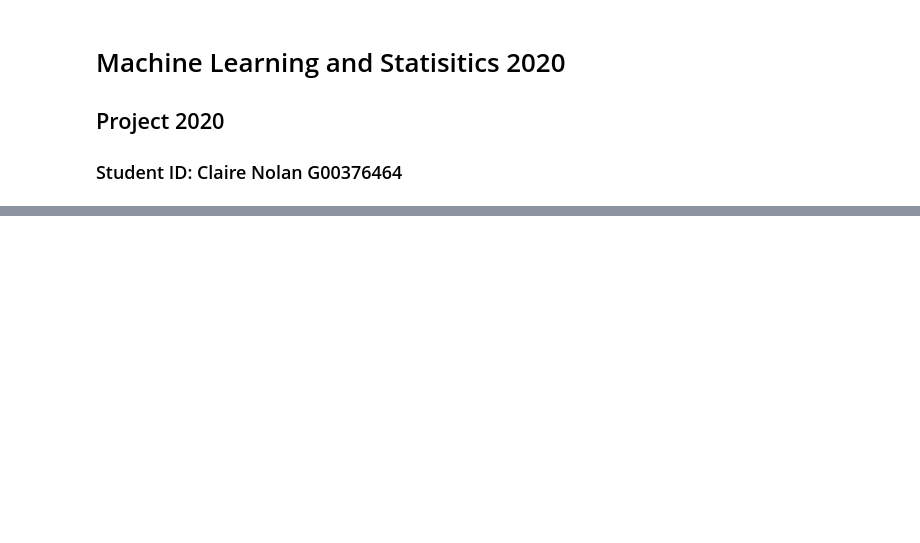
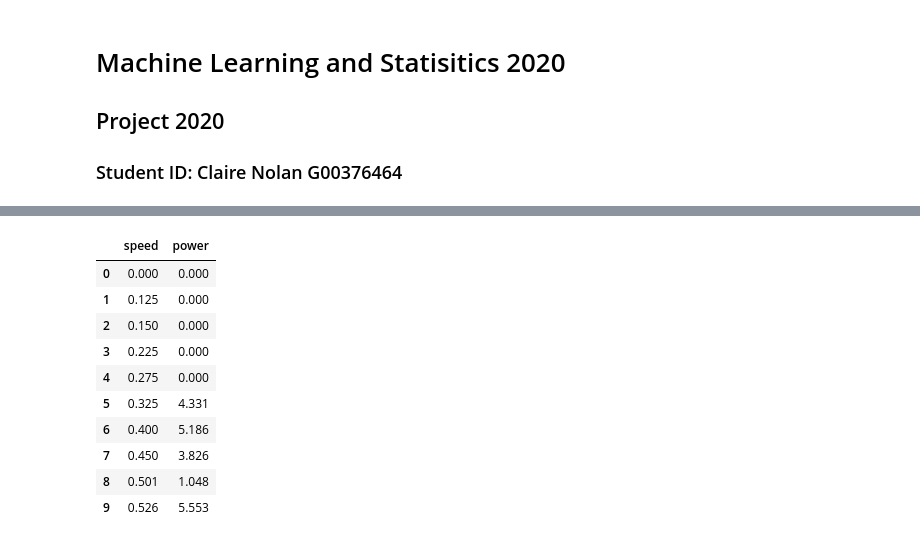
Before and after one commit to ClaireGMIT/MLS_Project2020, a Jupyter notebook: MLS Project.ipynb, the cells around one changed output, grey strips where cells are left out. Drawn from its saved outputs; the diff is of its cells as text; code cells hidden in the pictures; blank space fills up the shorter version.

```diff
--- a/MLS Project.ipynb
+++ b/MLS Project.ipynb
@@ -65,8 +69,7 @@ plt.rcParams['figure.figsize'] = [14, 8]
 # %%
 # Import the dataset
 
-df = pd.read_csv("C:\Users\Claire Laptop\Desktop\MLSProject2020\MLS_Project2020\powerproduction.csv")
+df = pd.read_csv("https://raw.githubusercontent.com/ClaireGMIT/MLS_Project2020/main/powerproduction.csv")
 
-
-df #displays the data set as a table/array
+df.head(10) # displays the first 10 rows of the data set as a table/array
 # %% [output]
@@ -73,0 +76,11 @@ SyntaxError: (unicode error) 'unicodeescape' codec can't decode bytes in positio
+|  | speed | power |
+| 0 | 0.000 | 0.000 |
+| 1 | 0.125 | 0.000 |
+| 2 | 0.150 | 0.000 |
+| 3 | 0.225 | 0.000 |
+| 4 | 0.275 | 0.000 |
+| 5 | 0.325 | 4.331 |
+| 6 | 0.400 | 5.186 |
+| 7 | 0.450 | 3.826 |
+| 8 | 0.501 | 1.048 |
+| 9 | 0.526 | 5.553 |
```
Also changed, not shown: parts of 29 cells of this notebook.
